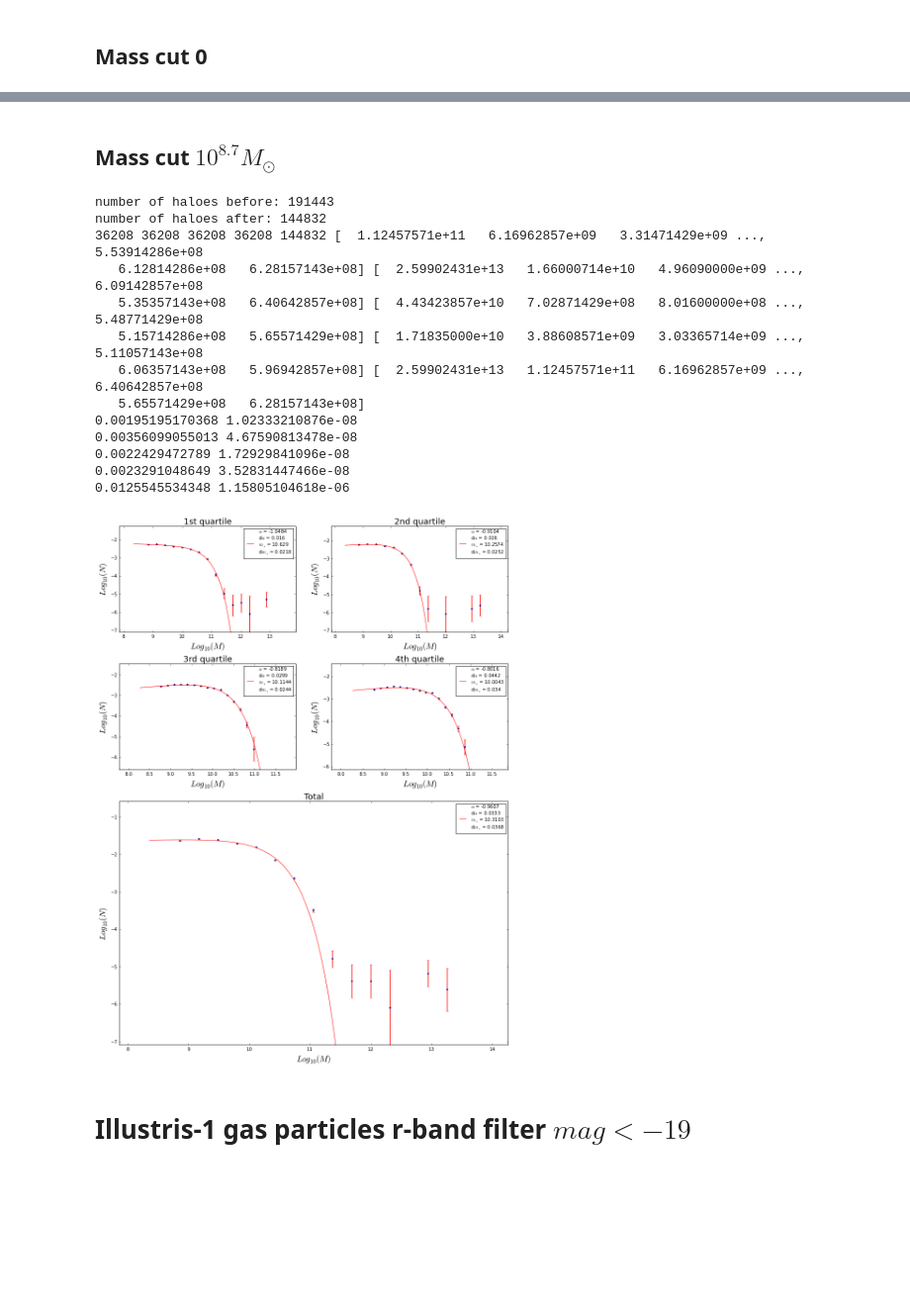
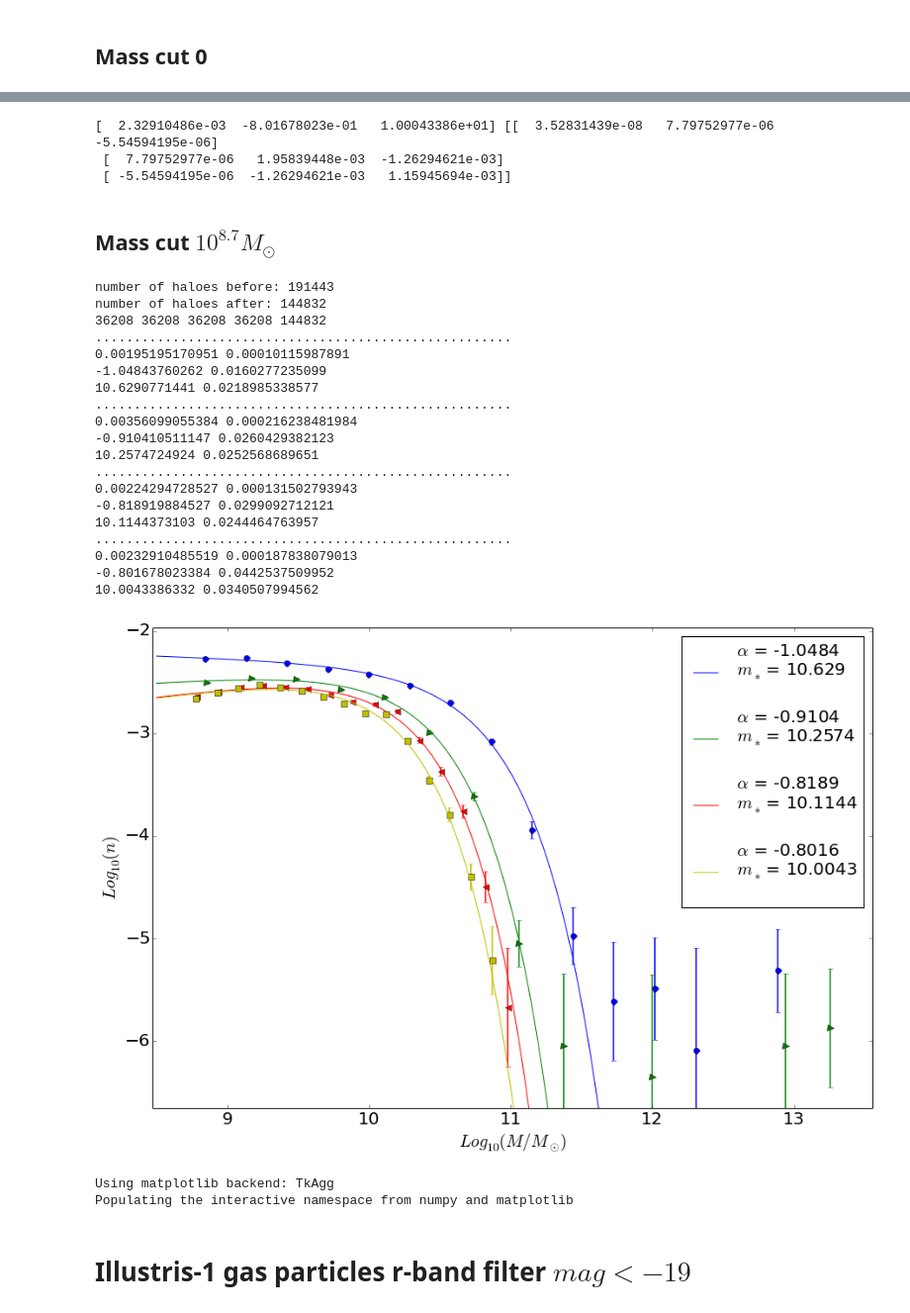
Before and after one commit to jdprada1760/Cornell_Summer, a Jupyter notebook: Illustris_Run/Code/Illustris quartiles.ipynb, the cells around one changed output, grey strips where cells are left out. Shown at 99% size. Saved outputs shown, nothing was run; the diff lists cells and outputs as text; code cells hidden in the pictures; blank space fills up the shorter version.

```diff
--- a/Illustris_Run/Code/Illustris quartiles.ipynb
+++ b/Illustris_Run/Code/Illustris quartiles.ipynb
@@ -11,7 +11,7 @@ Populating the interactive namespace from numpy and matplotlib
 M = (10.0**10)/0.7
 #vol of illustris run
 vol = (75.0/(0.7))**3
-print 75/0.7
+print log(vol)
 
 # Gives the x,y of the histogram for logmasses from the given array of mass
 def histog( mf, nbins ):
@@ -21,15 +21,17 @@ def histog( mf, nbins ):
     return np.array(xcenter), np.array(hist/vol)
 
 # Schechter function
-def Schechter(m,alpha,phi_s,m_s):
+def Schechter(m,phi_s,alpha,m_s):
     MHI = 10.**m
     M_s = 10.**m_s
     return np.log(10.)*phi_s*((MHI/M_s)**(alpha+1))*numpy.exp(-MHI/M_s)
 
 # Returns the fitted parameterts for the Schechter function given a mass distribution
-def fit(tmp,bins):
+def fit(tmp):
     # tmp[0]:mj,  tmp[1]:nj
-    return optimize.curve_fit(Schechter,tmp[0] ,tmp[1],p0=[-2.0,0,12], sigma = np.sqrt(tmp[1]*vol)/vol, maxfev = 100000)
+    return optimize.curve_fit(Schechter,tmp[0] ,tmp[1],p0=[0,-2.0,12], sigma = np.sqrt(tmp[1]/vol),
+                              #bounds = (np.array([0,-np.inf,8.]),np.array([np.inf,np.inf,20.])),method = 'trf',
+                              maxfev = 100000)
 
 # Truncates float to n decimal parts
 def truncate(d,n):
@@ -204,21 +278,44 @@ number of haloes after: 191443
+# %%
+tmp = histog(log10(q4),15)
+tmp = [tmp[0][where(tmp[1]!=0)],tmp[1][where(tmp[1]!=0)]]
+#print tmp
+logm = linspace(8.5,13, 200)
+ft,errors = fit(tmp)
+print ft,errors
+# %% [output]
+[  2.32910486e-03  -8.01678023e-01   1.00043386e+01] [[  3.52831439e-08   7.79752977e-06  -5.54594195e-06]
+ [  7.79752977e-06   1.95839448e-03  -1.26294621e-03]
+ [ -5.54594195e-06  -1.26294621e-03   1.15945694e-03]]
 # %% [markdown]
 ## Mass cut $10^{8.7} M_{\odot}$
 # %%
 loadHaloes("../data/nnEnv/env1.data",3.0,0,10**(8.7))
 #histo(15)
-SchtrGraph(15)
+a = SchtrGraph2(15)
 # %% [output]
 number of haloes before: 191443
 number of haloes after: 144832
-36208 36208 36208 36208 144832 [  1.12457571e+11   6.16962857e+09   3.31471429e+09 ...,   5.53914286e+08
-   6.12814286e+08   6.28157143e+08] [  2.59902431e+13   1.66000714e+10   4.96090000e+09 ...,   6.09142857e+08
-   5.35357143e+08   6.40642857e+08] [  4.43423857e+10   7.02871429e+08   8.01600000e+08 ...,   5.48771429e+08
-   5.15714286e+08   5.65571429e+08] [  1.71835000e+10   3.88608571e+09   3.03365714e+09 ...,   5.11057143e+08
-   6.06357143e+08   5.96942857e+08] [  2.59902431e+13   1.12457571e+11   6.16962857e+09 ...,   6.40642857e+08
-   5.65571429e+08   6.28157143e+08]
-0.00195195170368 1.02333210876e-08
-0.00356099055013 4.67590813478e-08
-0.0022429472789 1.72929841096e-08
-0.0023291048649 3.52831447466e-08
-0.0125545534348 1.15805104618e-06
+36208 36208 36208 36208 144832
+......................................................
+0.00195195170951 0.00010115987891
+-1.04843760262 0.0160277235099
+10.6290771441 0.0218985338577
+......................................................
+0.00356099055384 0.000216238481984
+-0.910410511147 0.0260429382123
+10.2574724924 0.0252568689651
+......................................................
+0.00224294728527 0.000131502793943
+-0.818919884527 0.0299092712121
+10.1144373103 0.0244464763957
+......................................................
+0.00232910485519 0.000187838079013
+-0.801678023384 0.0442537509952
+10.0043386332 0.0340507994562
-[figure, old version]
+[figure, new version]
+# %%
+%pylab
+graph(abs(array(alph)),dalph,0.1,r"$\alpha$", r"$Faint-end\ slope$")
+# %% [output]
+Using matplotlib backend: TkAgg
+Populating the interactive namespace from numpy and matplotlib
```
Also changed, not shown: parts of 12 cells of this notebook, 1 other file.
